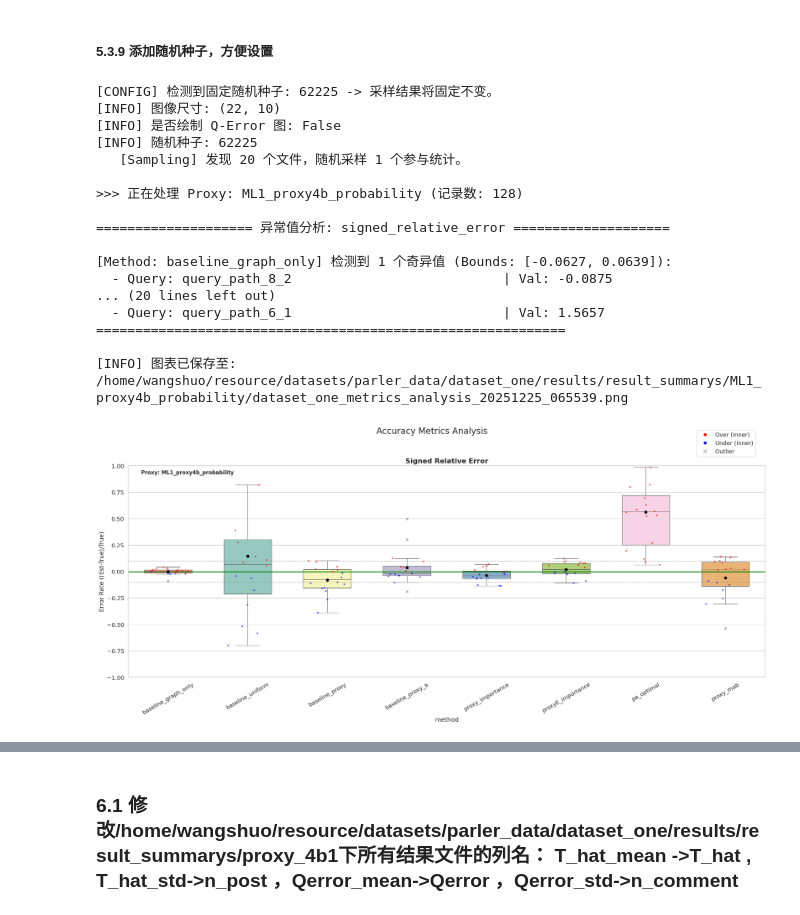
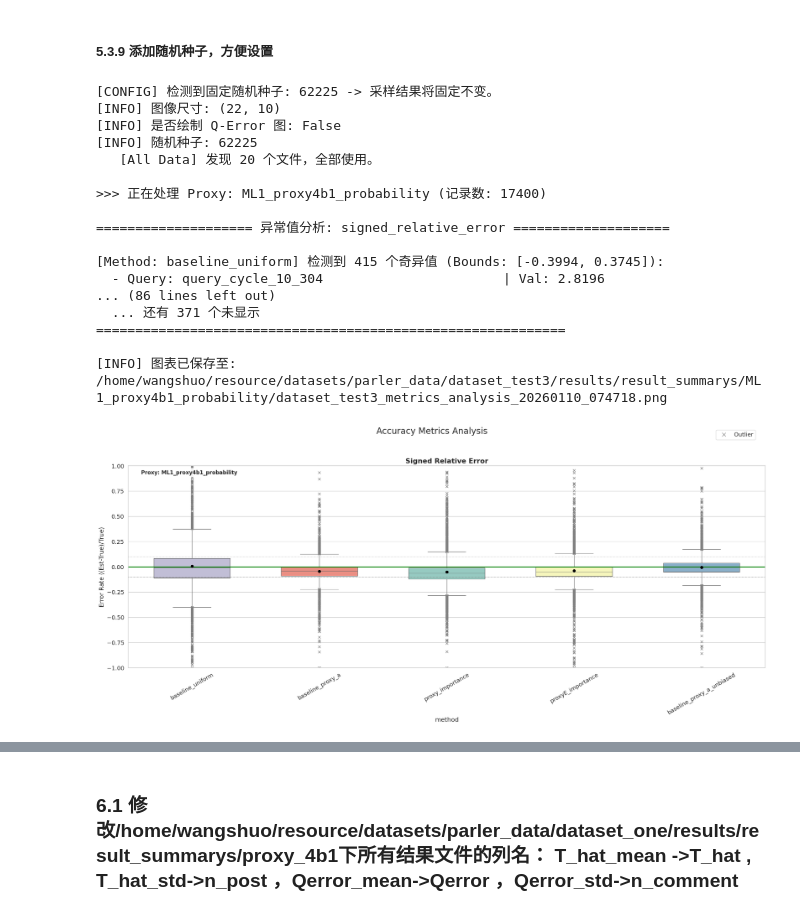
Before and after one commit to wsber/MLGAQP, a Jupyter notebook: pythonProject/src/Structure_first/exp/output_result_static.ipynb, the cells around one changed output, grey strips where cells are left out. Saved outputs shown, nothing was run; the diff lists cells and outputs as text; code cells hidden in the pictures.

```diff
--- a/pythonProject/src/Structure_first/exp/output_result_static.ipynb
+++ b/pythonProject/src/Structure_first/exp/output_result_static.ipynb
@@ -3668,8 +3432,8 @@ import time
 FIG_SIZE = (22, 10)
 
 # 是否显示箱内的散点
-# SHOW_INNER_DOTS = False
-SHOW_INNER_DOTS = True
+SHOW_INNER_DOTS = False
+# SHOW_INNER_DOTS = True
 
 # 是否绘制 Q-Error 图
 SHOW_Q_ERROR_PLOT = False
@@ -3683,10 +3447,10 @@ RANDOM_SEED = 62225
 
 # 采样设置 (None 为使用全部)
 
-SAMPLE_SIZE = 1
+SAMPLE_SIZE = 20
 # 方法显示的顺序
 METHOD_ORDER = [
-    'baseline_graph_only',
+    # 'baseline_graph_only',
     'baseline_uniform',
     'baseline_proxy',
     'baseline_proxy_a',
@@ -3979,15 +3743,14 @@ def plot_dual_metrics_boxplot(df: pd.DataFrame, proxy_name: str, save_path: str
 # ==========================================
 # 2. 配置与执行
 # ==========================================
-dataset_name = "dataset_one"
+# dataset_name = "dataset_three"
+dataset_name = "dataset_test3"
 output_dir = f"/home/wangshuo/resource/datasets/parler_data/{dataset_name}/results"
 
 # 采样设置
 
-
 proxy_models = [
-    'ML1_proxy4b_probability',
-
+    'ML1_proxy4b1_probability',
     # 'Dist_Beta_U_proxy2',
     # 'Dist_Asym_LeftHigh_proxy2',
     # 'Dist_Asym_RightHigh_proxy2',
@@ -4006,38 +3769,38 @@ proxy_models = [
 print(f"[INFO] 图像尺寸: {FIG_SIZE}")
 print(f"[INFO] 是否绘制 Q-Error 图: {SHOW_Q_ERROR_PLOT}")
 print(f"[INFO] 随机种子: {RANDOM_SEED}")
 
 for proxy in proxy_models:
     summarys_dir = os.path.join(output_dir, f"result_summarys/{proxy}")
 
     df_proxy = load_data_from_dir(summarys_dir, dataset_name, proxy, sample_n=SAMPLE_SIZE)
 
     if not df_proxy.empty:
         print(f"\n>>> 正在处理 Proxy: {proxy} (记录数: {len(df_proxy)})")
 
         timestamp = time.strftime("%Y%m%d_%H%M%S")
         # 不同的种子或不同的采样，结合时间戳，文件不会冲突，且可追溯
         save_path = os.path.join(summarys_dir, f"{dataset_name}_metrics_analysis_{timestamp}.png")
 
         plot_dual_metrics_boxplot(df_proxy, proxy_name=proxy, save_path=save_path)
     else:
         print(f"[WARN] 跳过 {proxy} (无数据)")
 # %% [output]
 [CONFIG] 检测到固定随机种子: 62225 -> 采样结果将固定不变。
 [INFO] 图像尺寸: (22, 10)
 [INFO] 是否绘制 Q-Error 图: False
 [INFO] 随机种子: 62225
-   [Sampling] 发现 20 个文件，随机采样 1 个参与统计。
+   [All Data] 发现 20 个文件，全部使用。
 
->>> 正在处理 Proxy: ML1_proxy4b_probability (记录数: 128)
+>>> 正在处理 Proxy: ML1_proxy4b1_probability (记录数: 17400)
 
 ==================== 异常值分析: signed_relative_error ====================
 
-[Method: baseline_graph_only] 检测到 1 个奇异值 (Bounds: [-0.0627, 0.0639]):
-  - Query: query_path_8_2                           | Val: -0.0875
-... (20 lines left out)
-  - Query: query_path_6_1                           | Val: 1.5657
+[Method: baseline_uniform] 检测到 415 个奇异值 (Bounds: [-0.3994, 0.3745]):
+  - Query: query_cycle_10_304                       | Val: 2.8196
+... (86 lines left out)
+  ... 还有 371 个未显示
 ============================================================
 
-[INFO] 图表已保存至: /home/wangshuo/resource/datasets/parler_data/dataset_one/results/result_summarys/ML1_proxy4b_probability/dataset_one_metrics_analysis_20251225_065539.png
+[INFO] 图表已保存至: /home/wangshuo/resource/datasets/parler_data/dataset_test3/results/result_summarys/ML1_proxy4b1_probability/dataset_test3_metrics_analysis_20260110_074718.png
-[figure, old version]
+[figure, new version]
```
Also changed, not shown: parts of 4 cells of this notebook, 11 other files.
